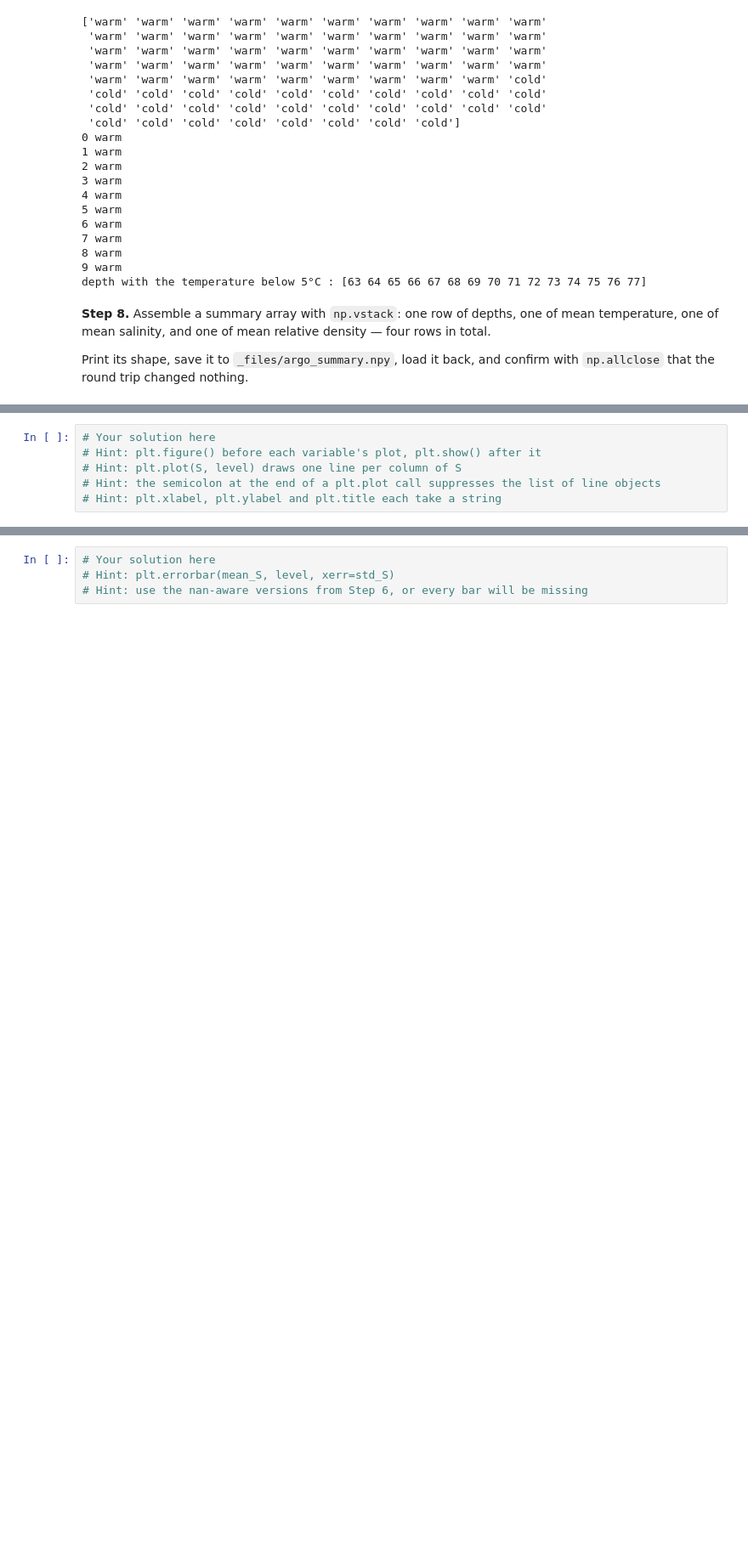
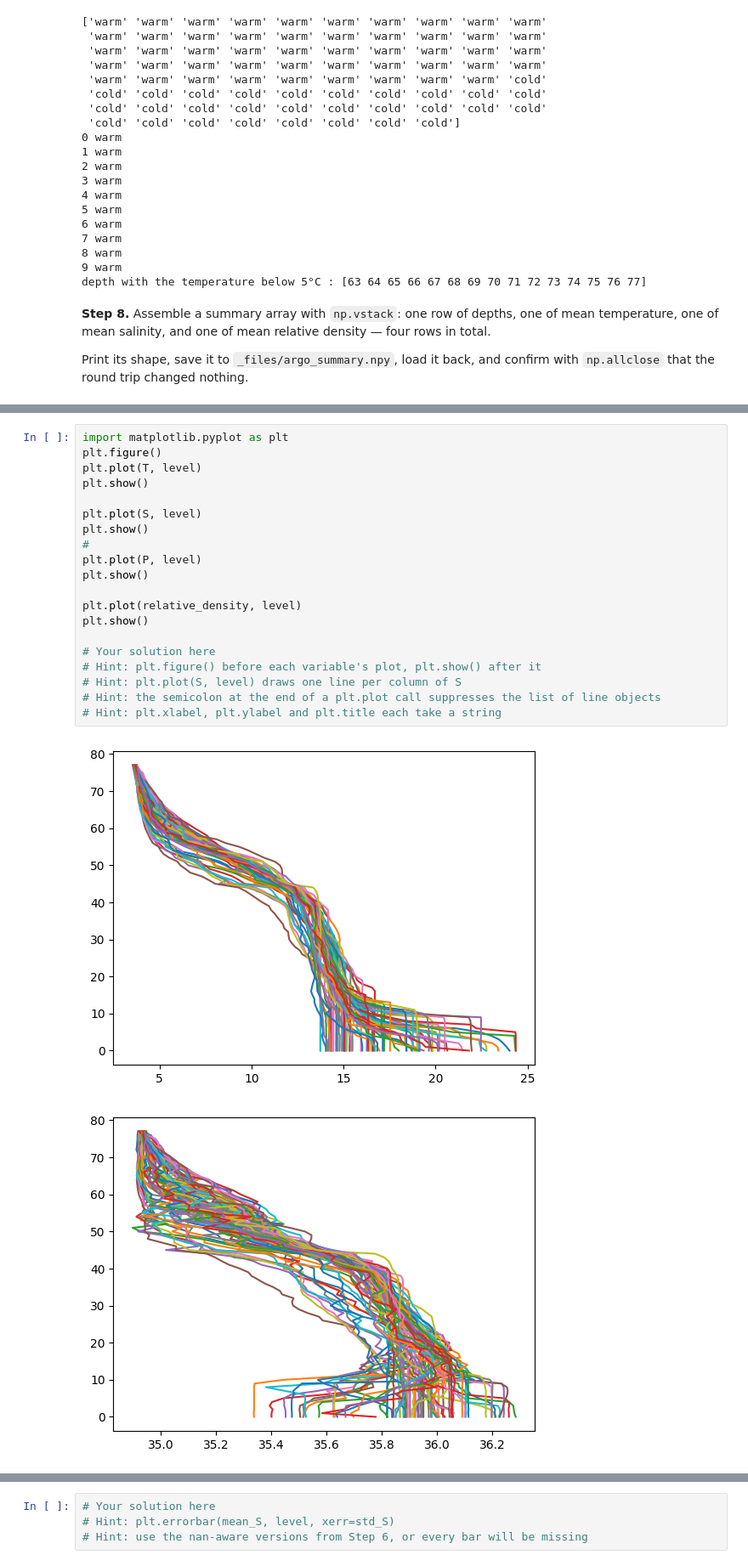
Before and after one commit to Anialuchi/2026_Intro_Python, a Jupyter notebook: 1.3-numpy-exercises.ipynb, the cells around one changed output, grey strips where cells are left out. Shown at 85% size. Cells and saved outputs as stored; diff of their text form; blank space fills up the shorter version.

```diff
--- a/1.3-numpy-exercises.ipynb
+++ b/1.3-numpy-exercises.ipynb
@@ -522,8 +532,25 @@ It will look messy, because 75 profiles are drawn on top of each other.
 
 <em>The salinity panel, as a check on yours. Label the axes and give each figure a title.</em>
 # %%
+import matplotlib.pyplot as plt
+plt.figure()
+plt.plot(T, level)
+plt.show()
+
+plt.plot(S, level)
+plt.show()
+#
+plt.plot(P, level)
+plt.show()
+
+plt.plot(relative_density, level)
+plt.show()
+
 # Your solution here
 # Hint: plt.figure() before each variable's plot, plt.show() after it
 # Hint: plt.plot(S, level) draws one line per column of S
 # Hint: the semicolon at the end of a plt.plot call suppresses the list of line objects
 # Hint: plt.xlabel, plt.ylabel and plt.title each take a string
+# %% [output]
+[figure, added]
+[figure, added]
```
Also changed, not shown: parts of 4 cells of this notebook.
